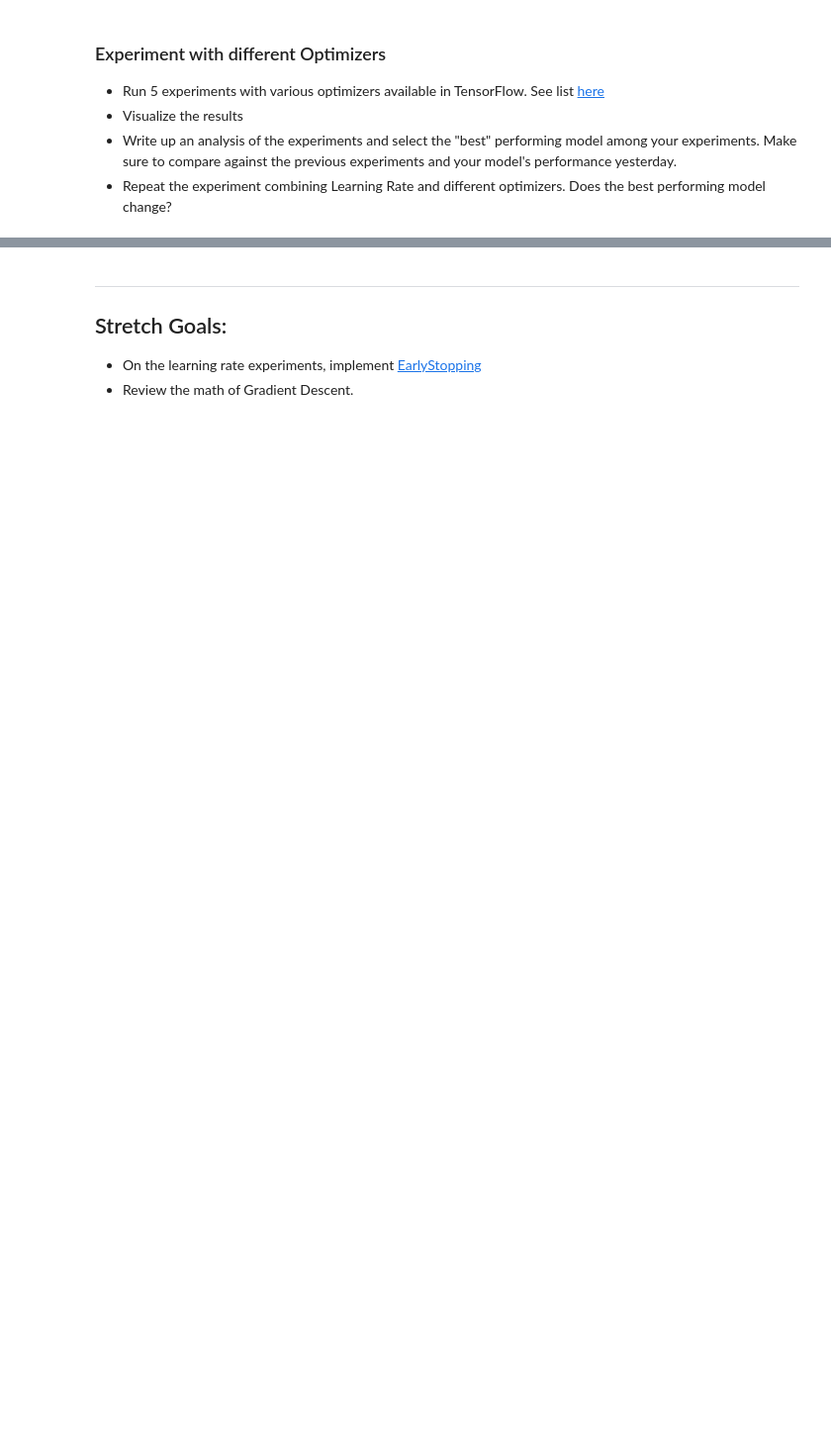
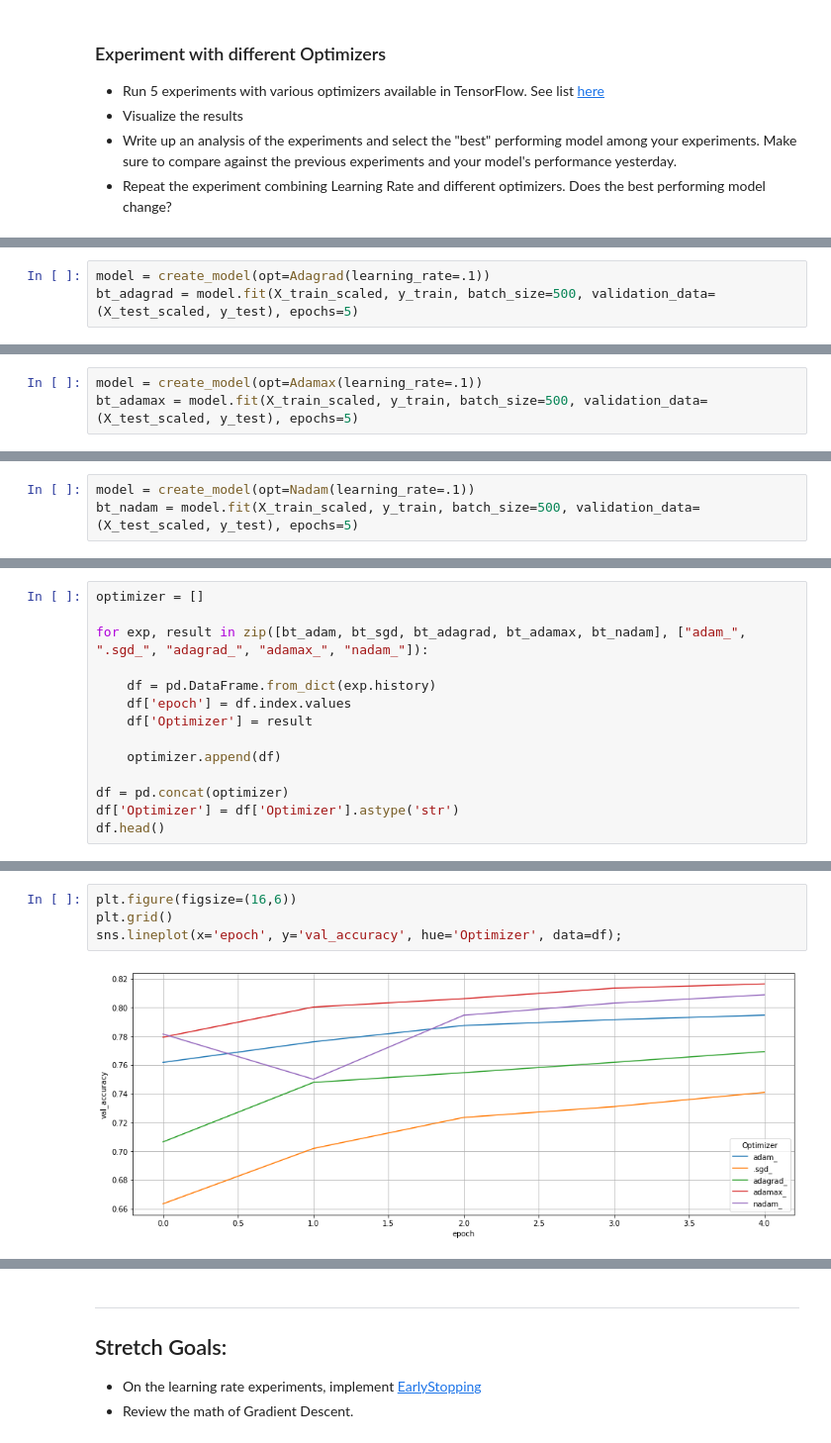
Before and after one commit to minh14496/DS-Unit-4-Sprint-2-Neural-Networks, a Jupyter notebook: module2-Train/LS_DS_422_Train_Assignment.ipynb, the cells around one changed output, grey strips where cells are left out. Shown at 99% size. Cells and saved outputs as stored; diff of their text form; blank space fills up the shorter version.

```diff
--- a/module2-Train/LS_DS_422_Train_Assignment.ipynb
+++ b/module2-Train/LS_DS_422_Train_Assignment.ipynb
@@ -335,0 +683,3 @@ Using our **create_model** model building function, conduct the following experi
+# %%
+model = create_model(opt=Adagrad(learning_rate=.1))
+bt_adagrad = model.fit(X_train_scaled, y_train, batch_size=500, validation_data=(X_test_scaled, y_test), epochs=5)
@@ -335,0 +697,3 @@ Using our **create_model** model building function, conduct the following experi
+# %%
+model = create_model(opt=Adamax(learning_rate=.1))
+bt_adamax = model.fit(X_train_scaled, y_train, batch_size=500, validation_data=(X_test_scaled, y_test), epochs=5)
@@ -335,0 +711,3 @@ Using our **create_model** model building function, conduct the following experi
+# %%
+model = create_model(opt=Nadam(learning_rate=.1))
+bt_nadam = model.fit(X_train_scaled, y_train, batch_size=500, validation_data=(X_test_scaled, y_test), epochs=5)
@@ -335,0 +725,14 @@ Using our **create_model** model building function, conduct the following experi
+# %%
+optimizer = []
+
+for exp, result in zip([bt_adam, bt_sgd, bt_adagrad, bt_adamax, bt_nadam], ["adam_", ".sgd_", "adagrad_", "adamax_", "nadam_"]):
+
+    df = pd.DataFrame.from_dict(exp.history)
+    df['epoch'] = df.index.values
+    df['Optimizer'] = result
+
+    optimizer.append(df)
+
+df = pd.concat(optimizer)
+df['Optimizer'] = df['Optimizer'].astype('str')
+df.head()
@@ -335,0 +746,6 @@ Using our **create_model** model building function, conduct the following experi
+# %%
+plt.figure(figsize=(16,6))
+plt.grid()
+sns.lineplot(x='epoch', y='val_accuracy', hue='Optimizer', data=df);
+# %% [output]
+[figure, added]
```
Also changed, not shown: parts of 41 cells of this notebook, 20 other files.
